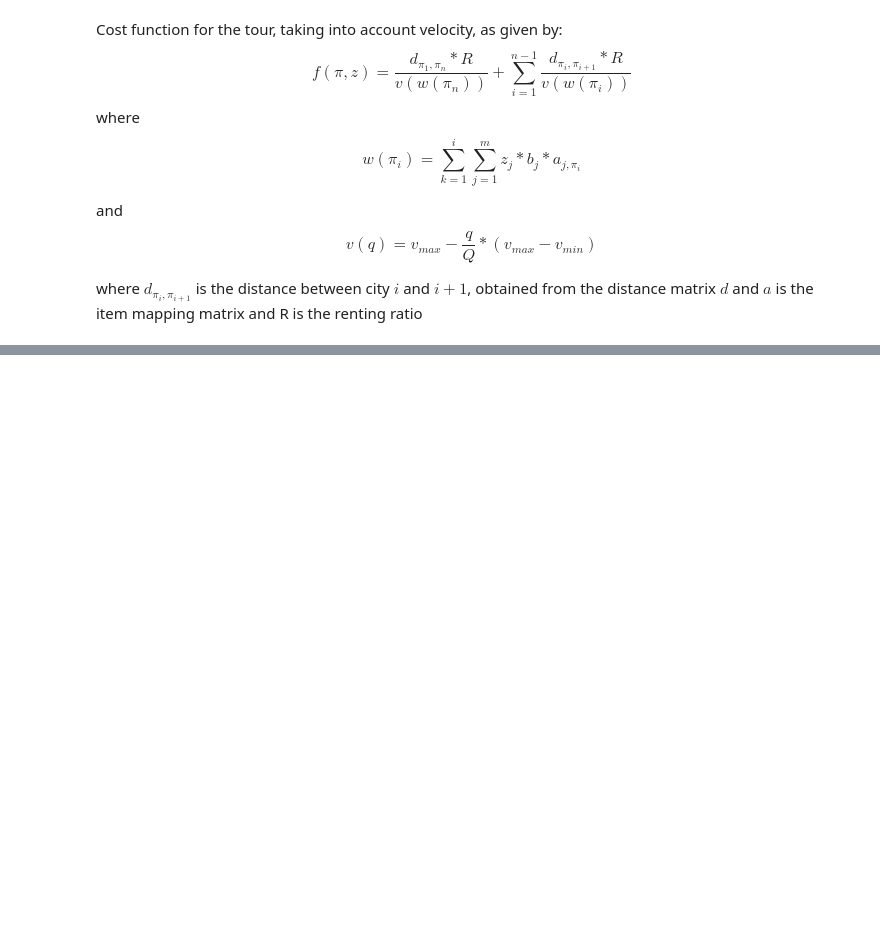
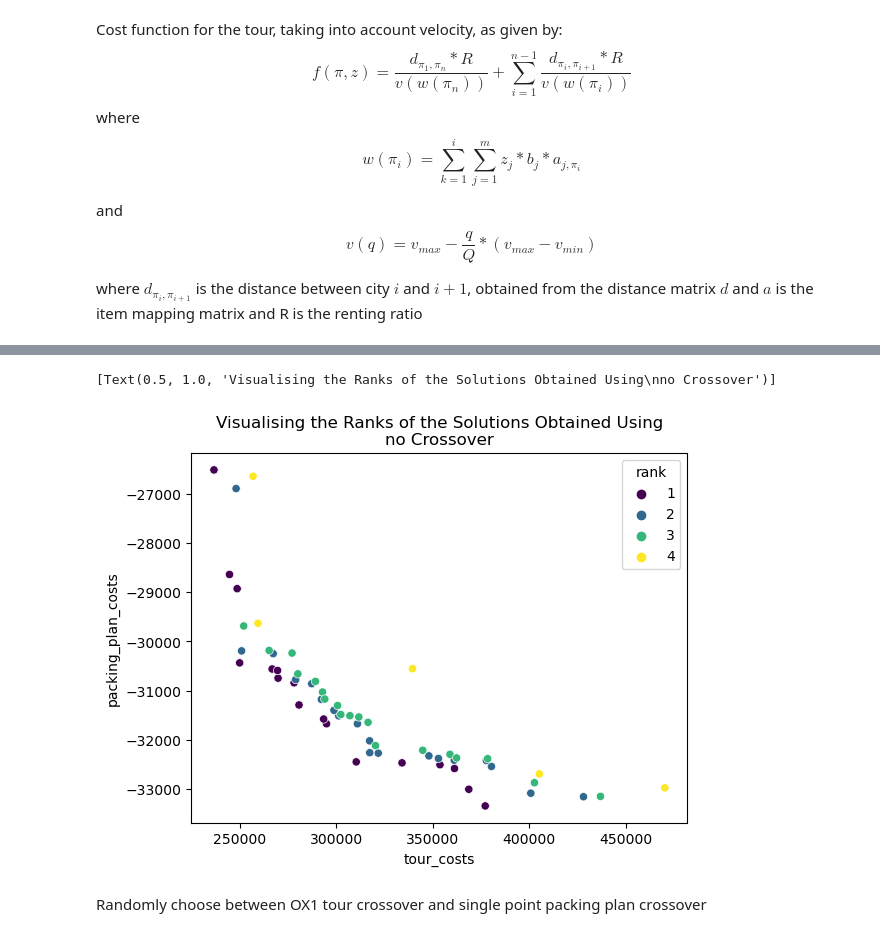
Before and after one commit to Coreopsis-cyber/Travelling-Thief-Problem, a Jupyter notebook: code/TTP_solver.ipynb, the cells around one changed output, grey strips where cells are left out. Saved outputs shown, nothing was run; the diff lists cells and outputs as text; code cells hidden in the pictures; blank space fills up the shorter version.

```diff
--- a/code/TTP_solver.ipynb
+++ b/code/TTP_solver.ipynb
@@ -1123,0 +1137,2 @@ def nearest_neighbour_2opt(distance_matrix):
+# %%
+a280_n279_cross_type_no_cross_exp_end_populations = pd.read_csv('../experimental_data/a280_n279_cross_type_no_cross_exp_end_populations.csv', sep = ";")
@@ -1123,0 +1148,11 @@ def nearest_neighbour_2opt(distance_matrix):
+# %%
+sns.scatterplot(x = a280_n279_cross_type_no_cross_exp_end_populations["tour_costs"],
+                y = a280_n279_cross_type_no_cross_exp_end_populations["packing_plan_costs"] * -1,
+                hue = a280_n279_cross_type_no_cross_exp_end_populations["rank"],
+                palette="viridis"
+                ).set(title = "Visualising the Ranks of the Solutions Obtained Using\nno Crossover")
+# %% [output]
+[Text(0.5, 1.0, 'Visualising the Ranks of the Solutions Obtained Using\nno Crossover')]
+[figure, added]
+# %% [markdown]
+Randomly choose between OX1 tour crossover and single point packing plan crossover
```
Also changed, not shown: parts of 156 cells of this notebook, 9 other files.
